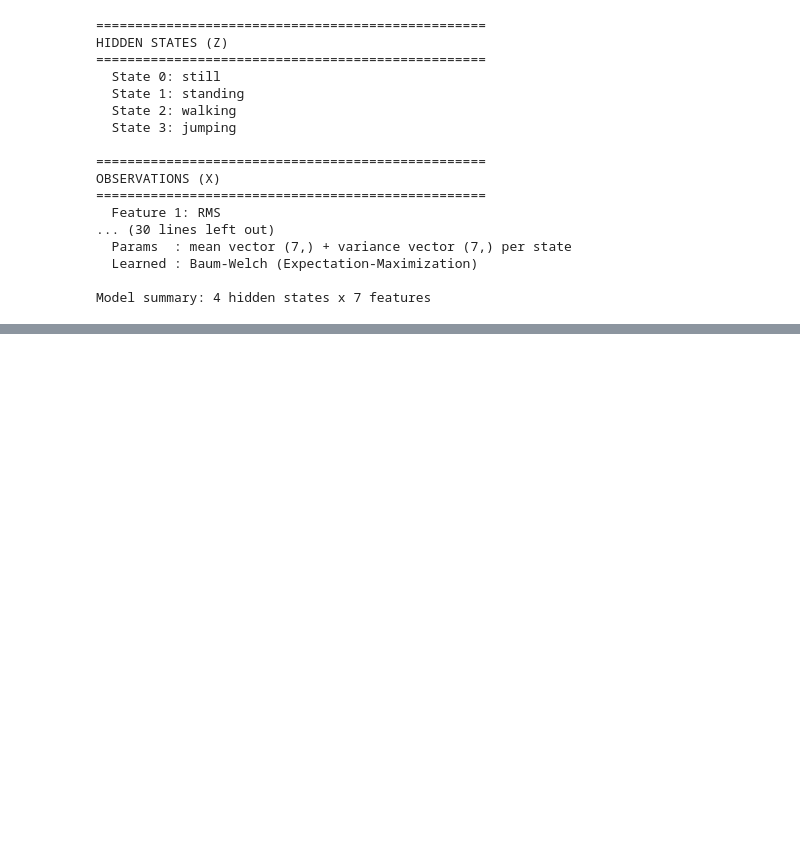
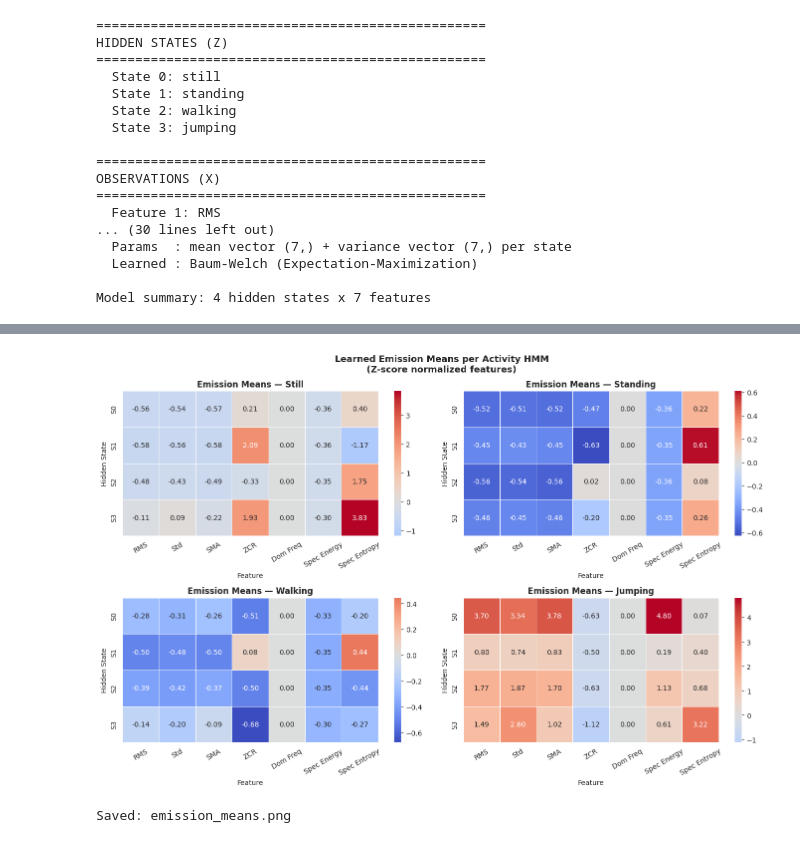
Before and after one commit to 1heodora-e/Hidden_Markov_Models_Formative, a Jupyter notebook: HMM_Activity_Recognition_Notebook.ipynb, the cells around one changed output, grey strips where cells are left out. Cells and saved outputs as stored; diff of their text form; code cells hidden in the pictures; blank space fills up the shorter version.

```diff
--- a/HMM_Activity_Recognition_Notebook.ipynb
+++ b/HMM_Activity_Recognition_Notebook.ipynb
@@ -720,0 +832,31 @@ Model summary: 4 hidden states x 7 features
+# %%
+# ── 5.3 Emission Mean Heatmaps ──
+
+feature_names = ["RMS", "Std", "SMA", "ZCR", "Dom Freq", "Spec Energy", "Spec Entropy"]
+
+fig, axes = plt.subplots(2, 2, figsize=(14, 9))
+axes = axes.flatten()
+
+for i, activity in enumerate(ACTIVITIES):
+    means = hmm_models[activity].means_   # shape: (n_states, n_features)
+    sns.heatmap(
+        means, annot=True, fmt=".2f", cmap="coolwarm",
+        ax=axes[i], center=0,
+        xticklabels=feature_names,
+        yticklabels=[f"S{j}" for j in range(N_COMPONENTS)],
+        linewidths=0.5, linecolor="white"
+    )
+    axes[i].set_title(f"Emission Means — {activity.capitalize()}", fontweight="bold")
+    axes[i].set_xlabel("Feature")
+    axes[i].set_ylabel("Hidden State")
+    axes[i].tick_params(axis="x", rotation=30)
+
+plt.suptitle("Learned Emission Means per Activity HMM\n(Z-score normalized features)",
+             fontsize=13, fontweight="bold")
+plt.tight_layout()
+plt.savefig("emission_means.png", dpi=150, bbox_inches="tight")
+plt.show()
+print("Saved: emission_means.png")
+# %% [output]
+[figure, added]
+Saved: emission_means.png
```
Also changed, not shown: parts of 6 cells of this notebook.
